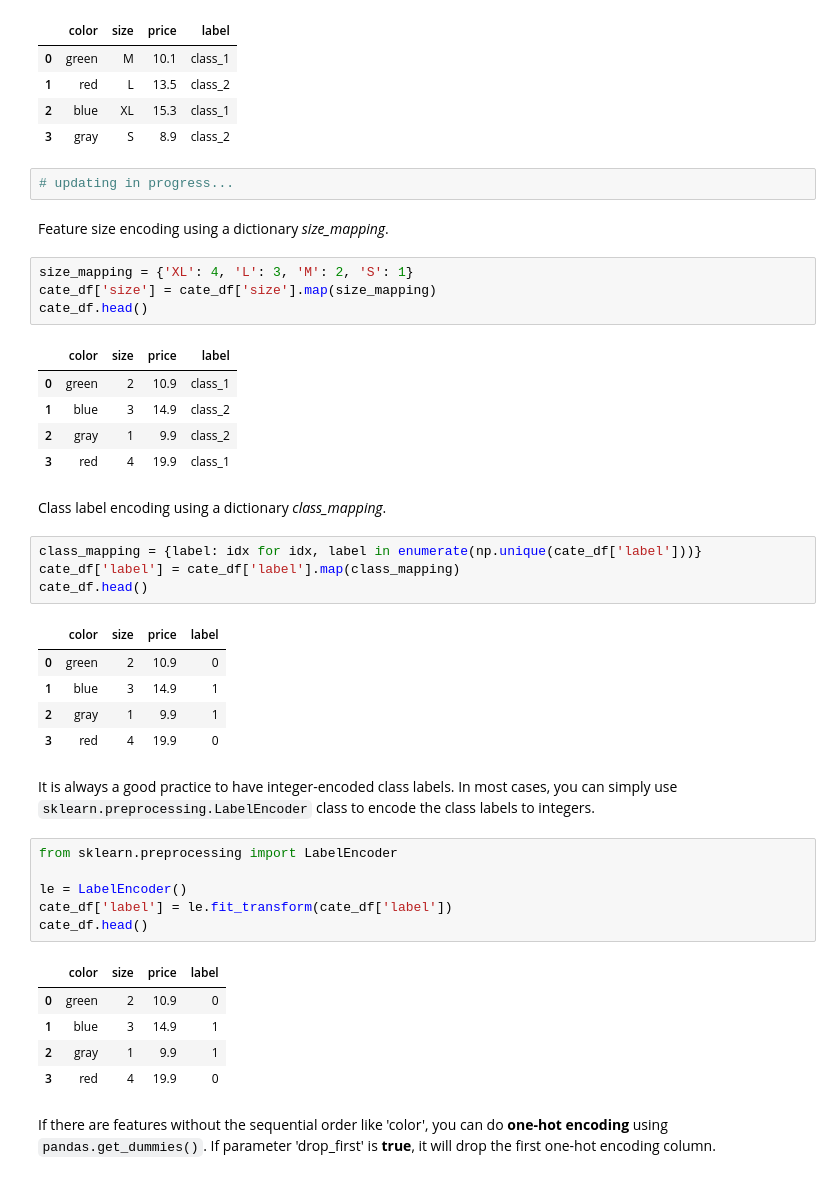
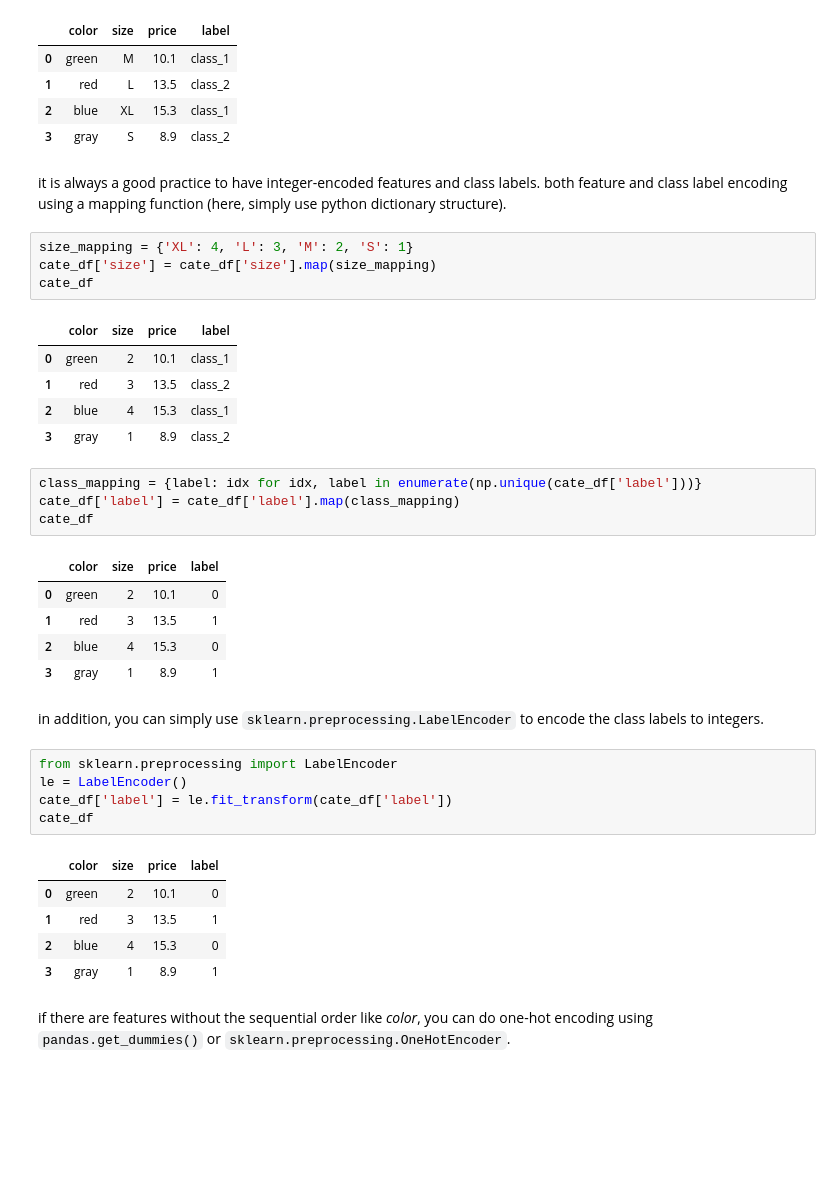
Before and after one commit to hanjihun2000/machine-learning, a Jupyter notebook: guide/data-preprocessing.ipynb, the cells around one changed output. Drawn from its saved outputs; the diff is of its cells as text; blank space fills up the shorter version.

````diff
--- a/guide/data-preprocessing.ipynb
+++ b/guide/data-preprocessing.ipynb
@@ -84,46 +84,41 @@ cate_df
 | 1 | red | L | 13.5 | class_2 |
 | 2 | blue | XL | 15.3 | class_1 |
 | 3 | gray | S | 8.9 | class_2 |
-# %%
-# updating in progress...
 # %% [markdown]
-Feature size encoding using a dictionary *size_mapping*.
+it is always a good practice to have integer-encoded features and class labels. both feature and class label encoding using a mapping function (here, simply use python dictionary structure).
 # %%
 size_mapping = {'XL': 4, 'L': 3, 'M': 2, 'S': 1}
 cate_df['size'] = cate_df['size'].map(size_mapping)
-cate_df.head()
+cate_df
 # %% [output]
 |  | color | size | price | label |
-| 0 | green | 2 | 10.9 | class_1 |
-| 1 | blue | 3 | 14.9 | class_2 |
-| 2 | gray | 1 | 9.9 | class_2 |
-| 3 | red | 4 | 19.9 | class_1 |
+| 0 | green | 2 | 10.1 | class_1 |
+| 1 | red | 3 | 13.5 | class_2 |
+| 2 | blue | 4 | 15.3 | class_1 |
+| 3 | gray | 1 | 8.9 | class_2 |
-# %% [markdown]
-Class label encoding using a dictionary *class_mapping*.
 # %%
 class_mapping = {label: idx for idx, label in enumerate(np.unique(cate_df['label']))}
 cate_df['label'] = cate_df['label'].map(class_mapping)
-cate_df.head()
+cate_df
 # %% [output]
 |  | color | size | price | label |
-| 0 | green | 2 | 10.9 | 0 |
-| 1 | blue | 3 | 14.9 | 1 |
-| 2 | gray | 1 | 9.9 | 1 |
-| 3 | red | 4 | 19.9 | 0 |
+| 0 | green | 2 | 10.1 | 0 |
+| 1 | red | 3 | 13.5 | 1 |
+| 2 | blue | 4 | 15.3 | 0 |
+| 3 | gray | 1 | 8.9 | 1 |
 # %% [markdown]
-It is always a good practice to have integer-encoded class labels. In most cases, you can simply use ```sklearn.preprocessing.LabelEncoder``` class to encode the class labels to integers.
+in addition, you can simply use `sklearn.preprocessing.LabelEncoder` to encode the class labels to integers.
 # %%
 from sklearn.preprocessing import LabelEncoder
-
 le = LabelEncoder()
 cate_df['label'] = le.fit_transform(cate_df['label'])
-cate_df.head()
+cate_df
 # %% [output]
 |  | color | size | price | label |
-| 0 | green | 2 | 10.9 | 0 |
-| 1 | blue | 3 | 14.9 | 1 |
-| 2 | gray | 1 | 9.9 | 1 |
-| 3 | red | 4 | 19.9 | 0 |
+| 0 | green | 2 | 10.1 | 0 |
+| 1 | red | 3 | 13.5 | 1 |
+| 2 | blue | 4 | 15.3 | 0 |
+| 3 | gray | 1 | 8.9 | 1 |
 # %% [markdown]
-If there are features without the sequential order like 'color', you can do **one-hot encoding** using ```pandas.get_dummies()```. If parameter 'drop_first' is **true**, it will drop the first one-hot encoding column.
+if there are features without the sequential order like *color*, you can do one-hot encoding using `pandas.get_dummies()` or `sklearn.preprocessing.OneHotEncoder`.
 # %%
````
Also changed, not shown: parts of 27 cells of this notebook.
